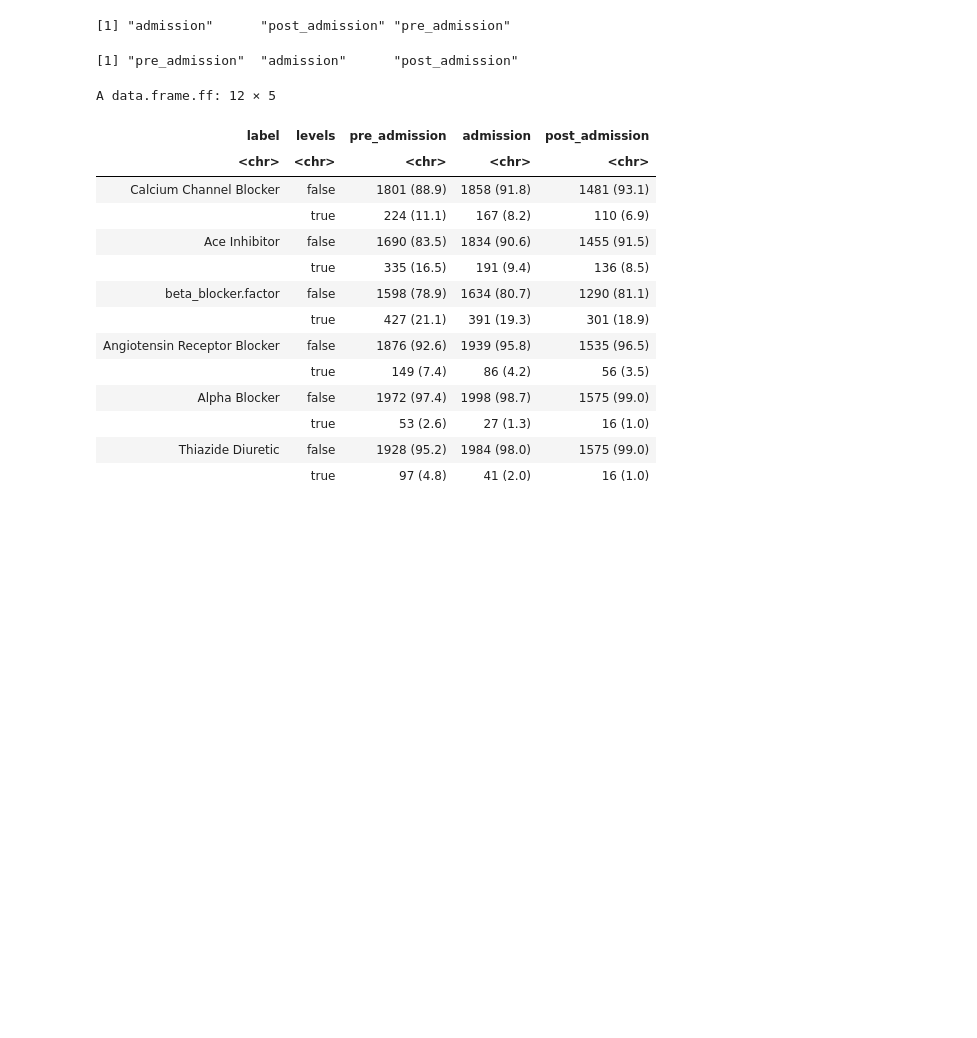
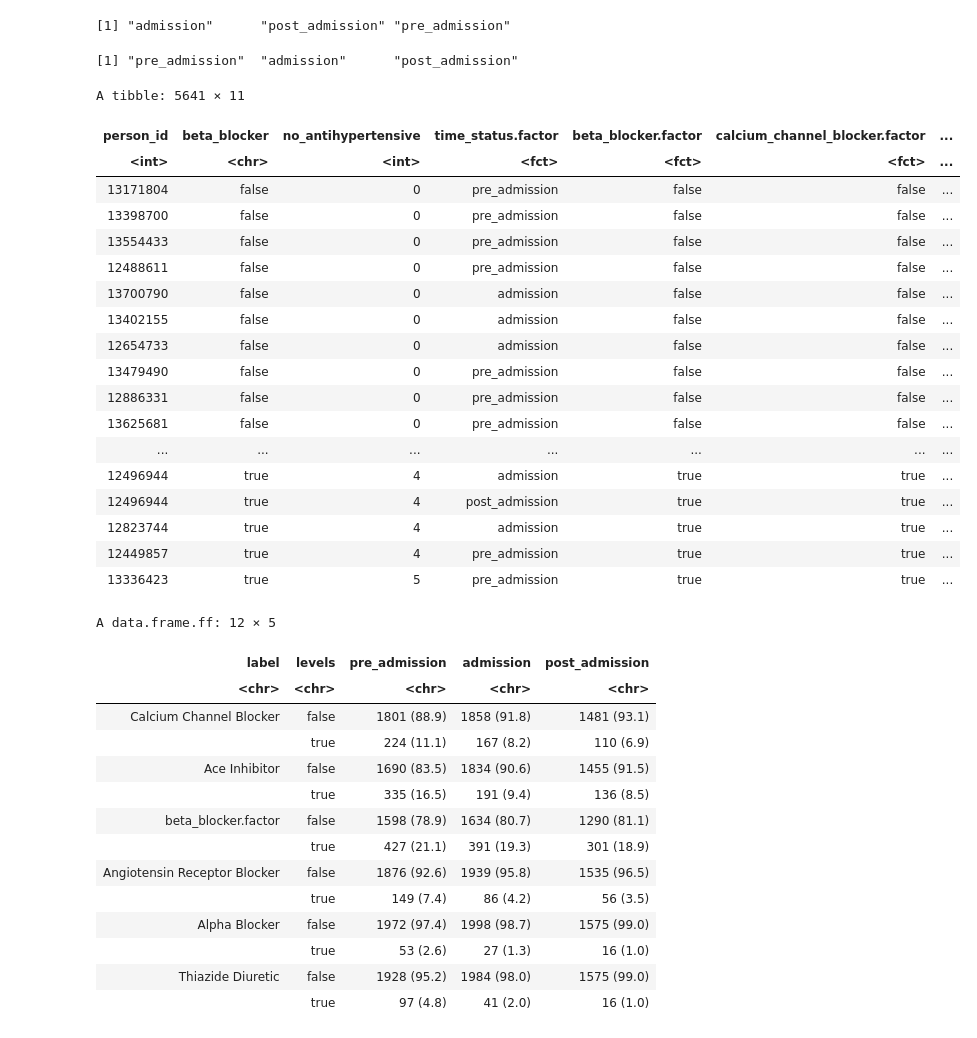
Before and after one commit to ConnectedBradford/CB_2172_Describing-the-management-of-hypertension-in-a-UK-care-home-population, a Jupyter notebook: code/analysis/bronte_hypertension_cohort_analysis.ipynb, the cells around one changed output. Saved outputs shown, nothing was run; the diff lists cells and outputs as text; code cells hidden in the pictures; blank space fills up the shorter version.

```diff
--- a/code/analysis/bronte_hypertension_cohort_analysis.ipynb
+++ b/code/analysis/bronte_hypertension_cohort_analysis.ipynb
@@ -453,6 +426,28 @@ tbl_med$time_status.factor %>% levels()
 tbl_med_class$time_status.factor %>% levels()
 # %% [output]
 [1] "pre_admission"  "admission"      "post_admission"
+# %%
+tbl_med_class
+# %% [output]
+A tibble: 5641 × 11
+| person_id | beta_blocker | no_antihypertensive | time_status.factor | beta_blocker.factor | calcium_channel_blocker.factor | ... |
+| <int> | <chr> | <int> | <fct> | <fct> | <fct> | ... |
+| 13171804 | false | 0 | pre_admission | false | false | ... |
+| 13398700 | false | 0 | pre_admission | false | false | ... |
+| 13554433 | false | 0 | pre_admission | false | false | ... |
+| 12488611 | false | 0 | pre_admission | false | false | ... |
+| 13700790 | false | 0 | admission | false | false | ... |
+| 13402155 | false | 0 | admission | false | false | ... |
+| 12654733 | false | 0 | admission | false | false | ... |
+| 13479490 | false | 0 | pre_admission | false | false | ... |
+| 12886331 | false | 0 | pre_admission | false | false | ... |
+| 13625681 | false | 0 | pre_admission | false | false | ... |
+| ... | ... | ... | ... | ... | ... | ... |
+| 12496944 | true | 4 | admission | true | true | ... |
+| 12496944 | true | 4 | post_admission | true | true | ... |
+| 12823744 | true | 4 | admission | true | true | ... |
+| 12449857 | true | 4 | pre_admission | true | true | ... |
+| 13336423 | true | 5 | pre_admission | true | true | ... |
 # %%
 tbl_med_class %>%
 mutate(calcium_channel_blocker.factor = ff_label(calcium_channel_blocker.factor,"Calcium Channel Blocker"),
```
Also changed, not shown: parts of 18 cells of this notebook, 2 other files.
